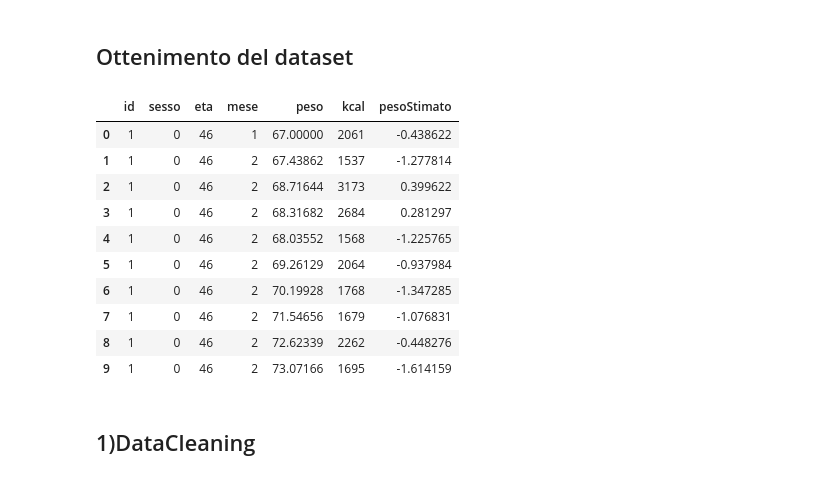
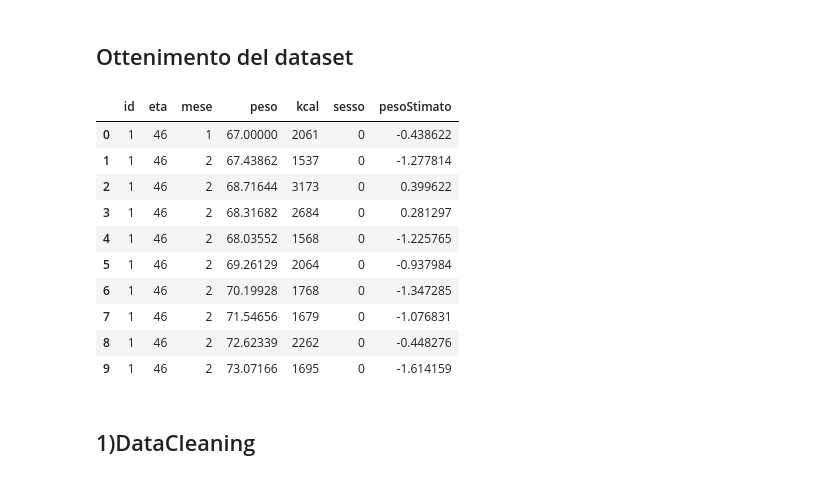
Before and after one commit to rebeccadimatteo/FitDiary_FIA, a Jupyter notebook: regressioneLineare.ipynb, the cells around one changed output. Cells and saved outputs as stored; diff of their text form; code cells hidden in the pictures.

```diff
--- a/regressioneLineare.ipynb
+++ b/regressioneLineare.ipynb
@@ -7,34 +7,35 @@
 # %%
 import pandas as pd
 import os
 from six.moves import urllib
 
 DOWNLOAD_ROOT="https://raw.githubusercontent.com/rebeccadimatteo/FitDiary_FIA/master/dataset.csv"
 
 def fetch_file_data1(file_url1=DOWNLOAD_ROOT, file_path1="file"):
 
     os.makedirs(file_path1, exist_ok=True)
 
     csv_path1 = os.path.join(file_path1, "dataset.csv")
 
     urllib.request.urlretrieve(file_url1, csv_path1)
 
 fetch_file_data1()
 
 df=pd.read_csv("file/dataset.csv")
+df=df[["id", "eta", "mese", "peso", "kcal", "sesso", "pesoStimato"]]
 df.head(10)
 # %% [output]
-|  | id | sesso | eta | mese | peso | kcal | pesoStimato |
-| 0 | 1 | 0 | 46 | 1 | 67.00000 | 2061 | -0.438622 |
-| 1 | 1 | 0 | 46 | 2 | 67.43862 | 1537 | -1.277814 |
-| 2 | 1 | 0 | 46 | 2 | 68.71644 | 3173 | 0.399622 |
-| 3 | 1 | 0 | 46 | 2 | 68.31682 | 2684 | 0.281297 |
-| 4 | 1 | 0 | 46 | 2 | 68.03552 | 1568 | -1.225765 |
-| 5 | 1 | 0 | 46 | 2 | 69.26129 | 2064 | -0.937984 |
-| 6 | 1 | 0 | 46 | 2 | 70.19928 | 1768 | -1.347285 |
-| 7 | 1 | 0 | 46 | 2 | 71.54656 | 1679 | -1.076831 |
-| 8 | 1 | 0 | 46 | 2 | 72.62339 | 2262 | -0.448276 |
-| 9 | 1 | 0 | 46 | 2 | 73.07166 | 1695 | -1.614159 |
+|  | id | eta | mese | peso | kcal | sesso | pesoStimato |
+| 0 | 1 | 46 | 1 | 67.00000 | 2061 | 0 | -0.438622 |
+| 1 | 1 | 46 | 2 | 67.43862 | 1537 | 0 | -1.277814 |
+| 2 | 1 | 46 | 2 | 68.71644 | 3173 | 0 | 0.399622 |
+| 3 | 1 | 46 | 2 | 68.31682 | 2684 | 0 | 0.281297 |
+| 4 | 1 | 46 | 2 | 68.03552 | 1568 | 0 | -1.225765 |
+| 5 | 1 | 46 | 2 | 69.26129 | 2064 | 0 | -0.937984 |
+| 6 | 1 | 46 | 2 | 70.19928 | 1768 | 0 | -1.347285 |
+| 7 | 1 | 46 | 2 | 71.54656 | 1679 | 0 | -1.076831 |
+| 8 | 1 | 46 | 2 | 72.62339 | 2262 | 0 | -0.448276 |
+| 9 | 1 | 46 | 2 | 73.07166 | 1695 | 0 | -1.614159 |
 # %% [markdown]
 ## 1)DataCleaning
 # %% [markdown]
```
Also changed, not shown: parts of 6 cells of this notebook.
